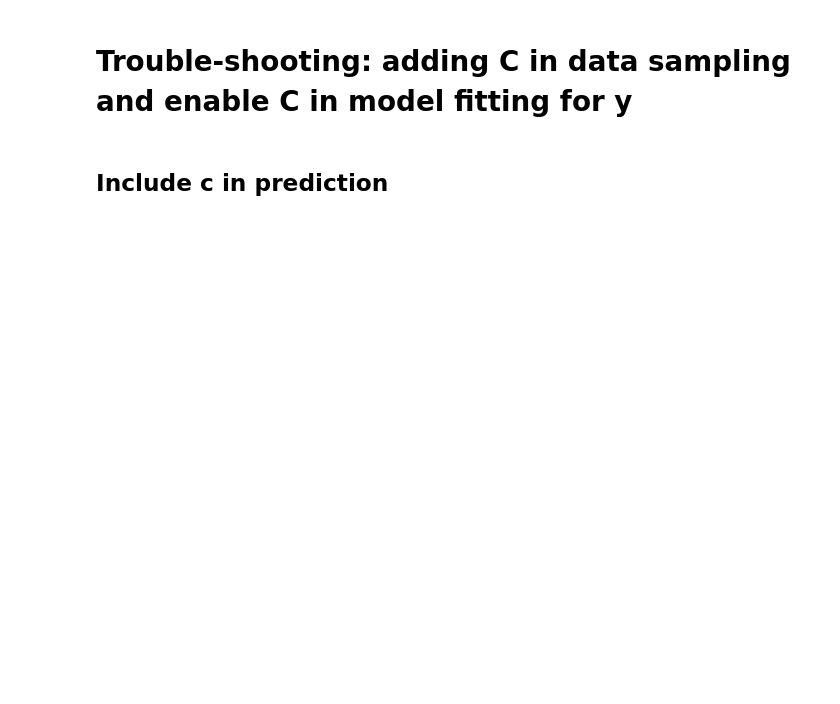
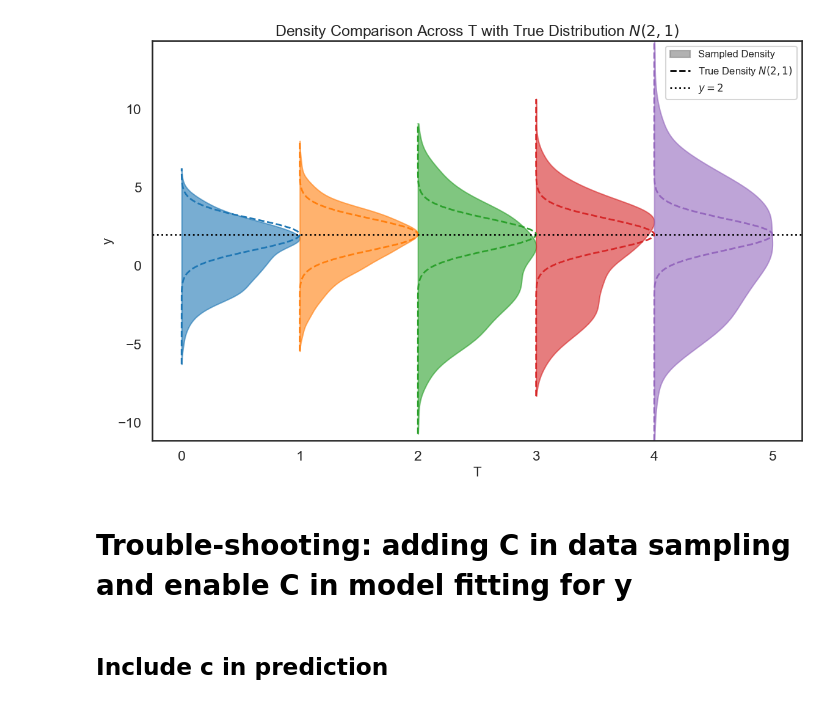
Before and after one commit to xwshen51/frengression, a Jupyter notebook: simulation_longitudinl.ipynb, the cells around one changed output. Cells and saved outputs as stored; diff of their text form; code cells hidden in the pictures; blank space fills up the shorter version.

```diff
--- a/simulation_longitudinl.ipynb
+++ b/simulation_longitudinl.ipynb
@@ -30,0 +33,12 @@ warnings.filterwarnings("ignore")
+# %%
+s, x,z,y= generate_data_longitudinl(n=1000,T=5,C_coeff=0.01)
+# print(np.mean(y[x[:,0]==1,0])-np.mean(y[x[:,0]==0,0]))
+s_tr = torch.tensor(s, dtype=torch.float32)
+x_tr = torch.tensor(x, dtype=torch.int32)
+y_tr = torch.tensor(y, dtype=torch.float32)
+z_tr = torch.tensor(z, dtype=torch.float32)
+
+model = FrengressionSeq(x_dim=1, y_dim=1, z_dim=1, T=5, s_dim = 1, noise_dim=1, num_layer=3, hidden_dim=100,
+                        device=device, x_binary = True, s_in_predict=True)
+
+model.train_y(s=s_tr,x=x_tr,z=z_tr,y=y_tr,num_iters=3000, lr=1e-4, print_every_iter=1000)
@@ -31,3 +54,77 @@ warnings.filterwarnings("ignore")
+# %%
+# Convert torch tensors to numpy arrays
+y_lists_np = copy.deepcopy([y.view(-1).numpy() for y in y_margin_sample])
+
+# Define the true density parameters
+true_mu = 2
+true_sigma = 1
+
+# Set the style for seaborn
+sns.set(style="white", context="talk")
+
+# Define T values
+T_values = range(5)
+
+# Define colors for each T using a color palette
+palette = sns.color_palette("tab10", len(T_values))  # 'tab10' provides distinct colors
+
+# Initialize the plot
+plt.figure(figsize=(12, 8))
+
+# Iterate over each T and corresponding y list
+for idx, (T, y) in enumerate(zip(T_values, y_lists_np)):
+    # Compute the kernel density estimate for the y data
+    kde = gaussian_kde(y)
+
+    # Define y values for the density plot
+    y_min = y.min() - 1
+    y_max = y.max() + 1
+    y_values = np.linspace(y_min, y_max, 1000)
+
+    # Compute the density
+    density = kde(y_values)
+
+    # Normalize the density for better visualization
+    density_norm = density / density.max()
+
+    # Plot the sampled density as a filled area
+    plt.fill_betweenx(y_values, T, density_norm + T, color=palette[idx], alpha=0.6)
+
+    # Compute the true density N(2,1)
+    true_density = norm.pdf(y_values, loc=true_mu, scale=true_sigma)
+    true_density_norm = true_density / true_density.max()
+
+    # Plot the true density as a dashed line
+    plt.plot(T + true_density_norm, y_values, color=palette[idx], linestyle='--', linewidth=2)
+
+# Add the vertical line at y=2 across all T
+plt.axhline(y=2, color='black', linestyle=':', linewidth=2, label='$y=2$')
+
+# Labels and title
+plt.xlabel('T', fontsize=16)
+plt.ylabel('y', fontsize=16)
+plt.title('Density Comparison Across T with True Distribution $N(2,1)$', fontsize=18)
+
+# Create a custom legend
+legend_elements = [
+    Patch(facecolor='grey', edgecolor='grey', alpha=0.6, label='Sampled Density'),
+    Line2D([0], [0], color='black', linestyle='--', linewidth=2, label='True Density $N(2,1)$'),
+    Line2D([0], [0], color='black', linestyle=':', linewidth=2, label='$y=2$')
+]
+
+plt.legend(handles=legend_elements, fontsize=12, loc='upper right')
+
+# Adjust y-axis limits
+y_all = np.concatenate(y_lists_np)
+plt.ylim(y_all.min() - 1, y_all.max() + 1)
+
+# Improve layout
+plt.tight_layout()
+
+# Display the plot
+plt.show()
+# %% [output]
+[figure, added]
 # %% [markdown]
 # Trouble-shooting: adding C in data sampling and enable C in model fitting for y
 # %% [markdown]
```
Also changed, not shown: parts of 23 cells of this notebook, 3 other files.
